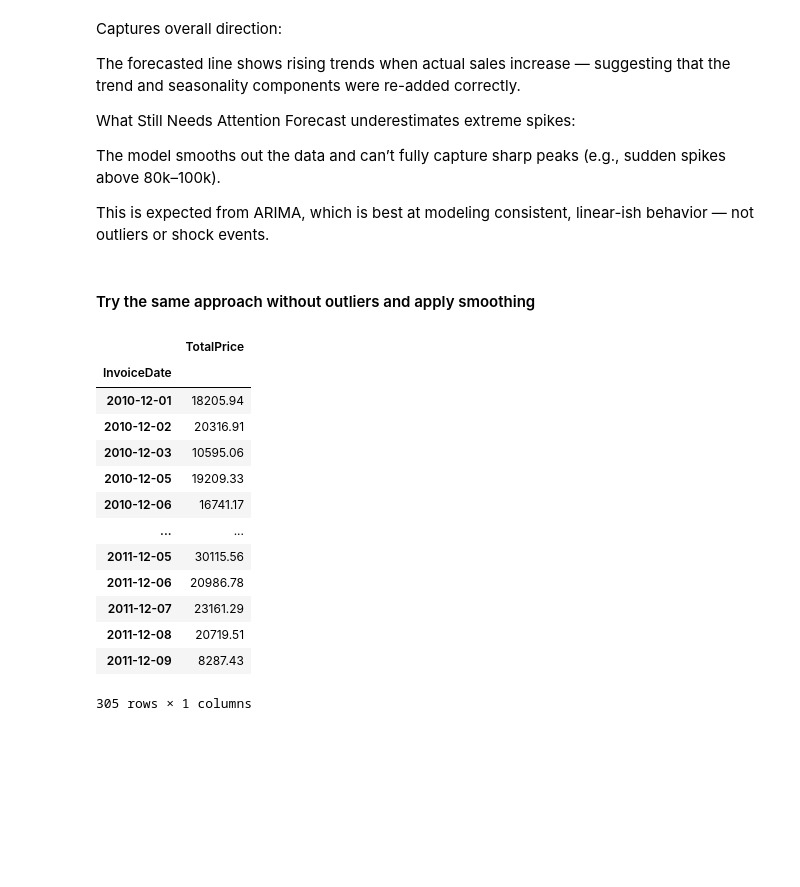
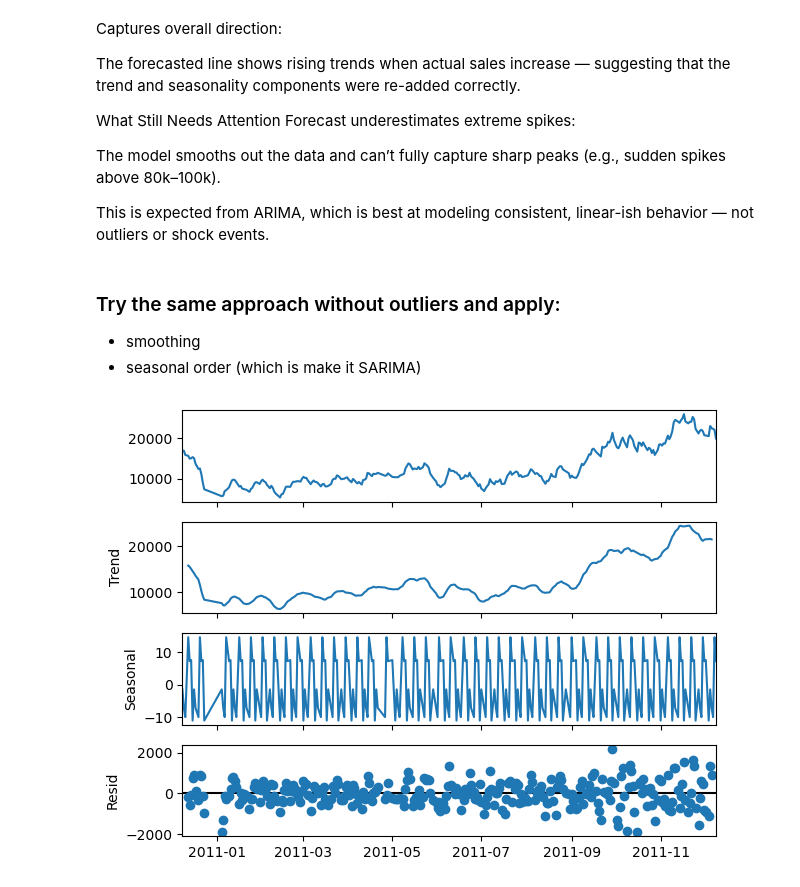
Before and after one commit to muhamedrar/Online-Retail, a Jupyter notebook: online_retail.ipynb, the cells around one changed output. Cells and saved outputs as stored; diff of their text form; code cells hidden in the pictures; blank space fills up the shorter version.

```diff
--- a/online_retail.ipynb
+++ b/online_retail.ipynb
@@ -455,7 +455,9 @@ The model smooths out the data and can’t fully capture sharp peaks (e.g., sudd
 
 This is expected from ARIMA, which is best at modeling consistent, linear-ish behavior — not outliers or shock events.
 # %% [markdown]
-#### Try the same approach without outliers and apply smoothing
+### Try the same approach without outliers and apply:
+- smoothing
+- seasonal order (which is make it SARIMA)
 # %%
 # Trying the Arima model with smoothed data and no outliers
 df = preProcessed_data_with_noOutliers.copy()
@@ -463,24 +465,14 @@ df['InvoiceDate'] = pd.to_datetime(df['InvoiceDate']).dt.date
 
 
 data_with_noOutliers_smoothed = df.groupby(['InvoiceDate']).agg({'TotalPrice': 'sum'})
-data_with_noOutliers_smoothed
-# %% [output]
-|  | TotalPrice |
-| InvoiceDate |  |
-| 2010-12-01 | 18205.94 |
-| 2010-12-02 | 20316.91 |
-| 2010-12-03 | 10595.06 |
-| 2010-12-05 | 19209.33 |
-| 2010-12-06 | 16741.17 |
-| ... | ... |
-| 2011-12-05 | 30115.56 |
-| 2011-12-06 | 20986.78 |
-| 2011-12-07 | 23161.29 |
-| 2011-12-08 | 20719.51 |
-| 2011-12-09 | 8287.43 |
-305 rows × 1 columns
+# %%
+## smoothing the data
+data_with_noOutliers_smoothed['TotalPrice'] = data_with_noOutliers_smoothed['TotalPrice'].rolling(window=7).mean()
+data_with_noOutliers_smoothed.dropna(inplace=True)
 # %%
 # decompose the smoothed series
-decomposition_smooth = seasonal_decompose(, model='additive', period=30)
+decomposition_smooth = seasonal_decompose(data_with_noOutliers_smoothed, model='additive', period=7)
 decomposition_smooth.plot()
 plt.show()
+# %% [output]
+[figure, added]
```
Also changed, not shown: parts of 10 cells of this notebook.
